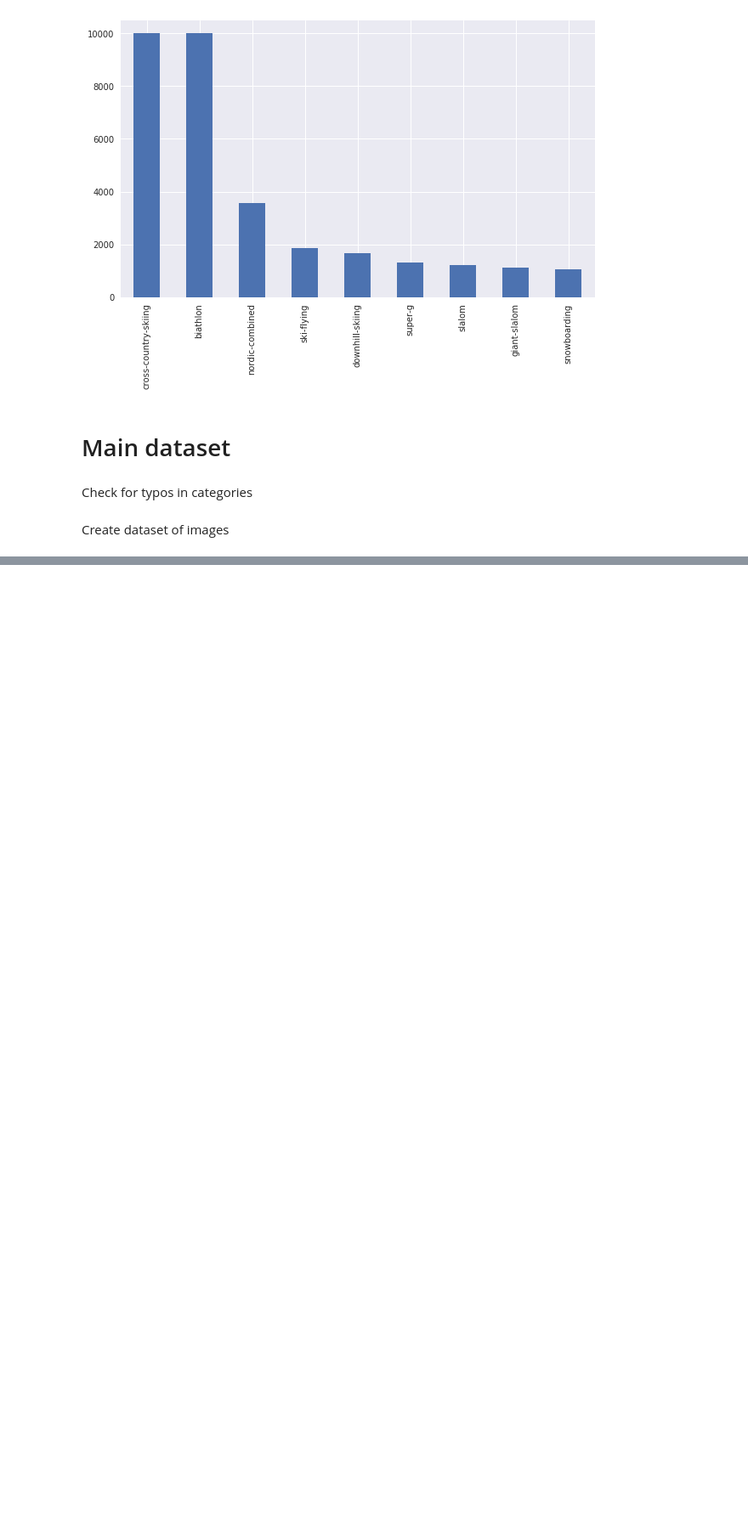
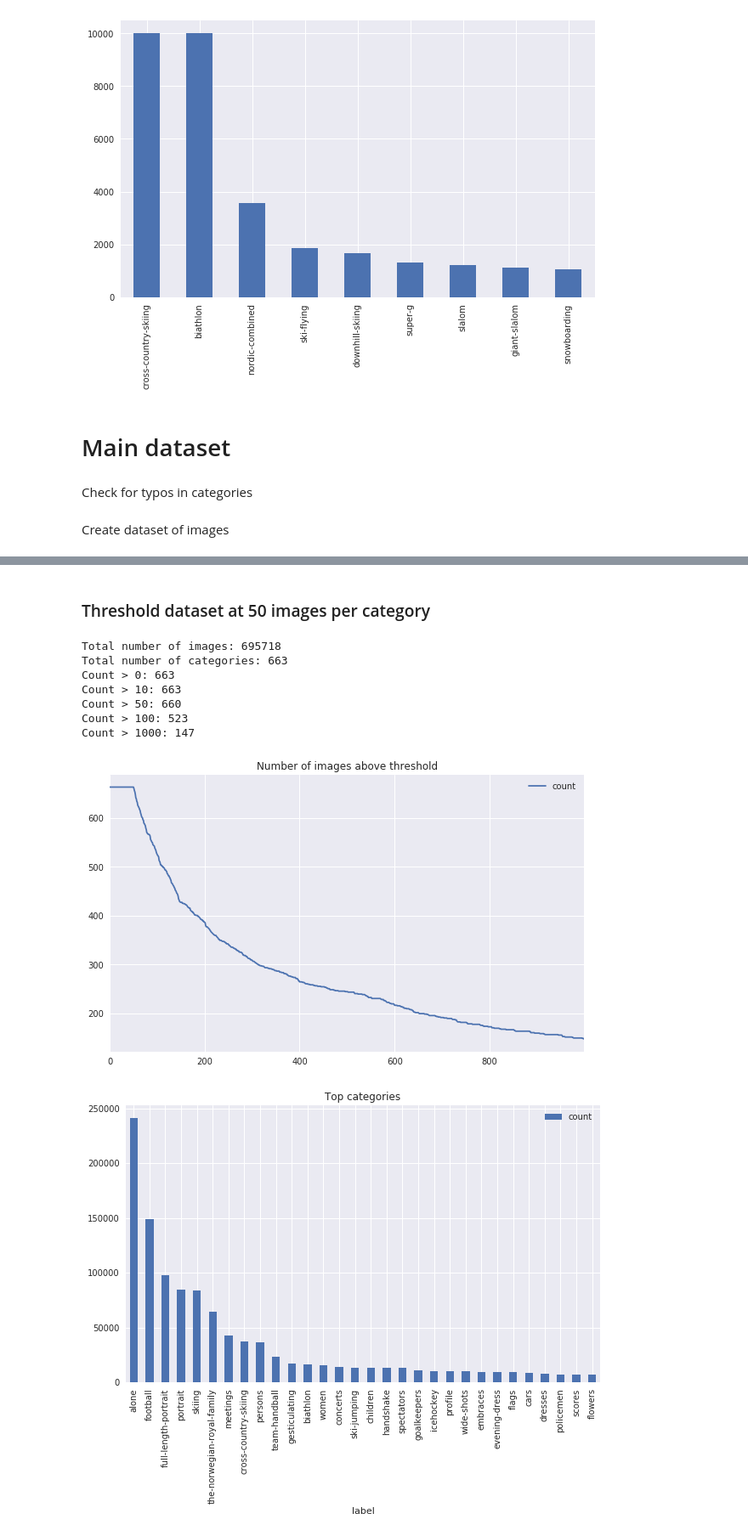
Before and after one commit to uvNikita/master-thesis-src, a Jupyter notebook: notebooks/training/datasets.ipynb, the cells around one changed output, grey strips where cells are left out. Shown at 85% size. Saved outputs shown, nothing was run; the diff lists cells and outputs as text; code cells hidden in the pictures; blank space fills up the shorter version.

```diff
--- a/notebooks/training/datasets.ipynb
+++ b/notebooks/training/datasets.ipynb
@@ -203,0 +259,16 @@ count_df.sort_values('count', ascending=False).head(30).plot(kind='bar', title='
+# %% [markdown]
+### Threshold dataset at 50 images per category
+# %%
+dataset50 = threshold_dataset(dataset, 50)
+# %%
+analyse_dataset(dataset50)
+# %% [output]
+Total number of images: 695718
+Total number of categories: 663
+Count > 0: 663
+Count > 10: 663
+Count > 50: 660
+Count > 100: 523
+Count > 1000: 147
+[figure, added]
+[figure, added]
```
Also changed, not shown: parts of 17 cells of this notebook, 1 other file.
